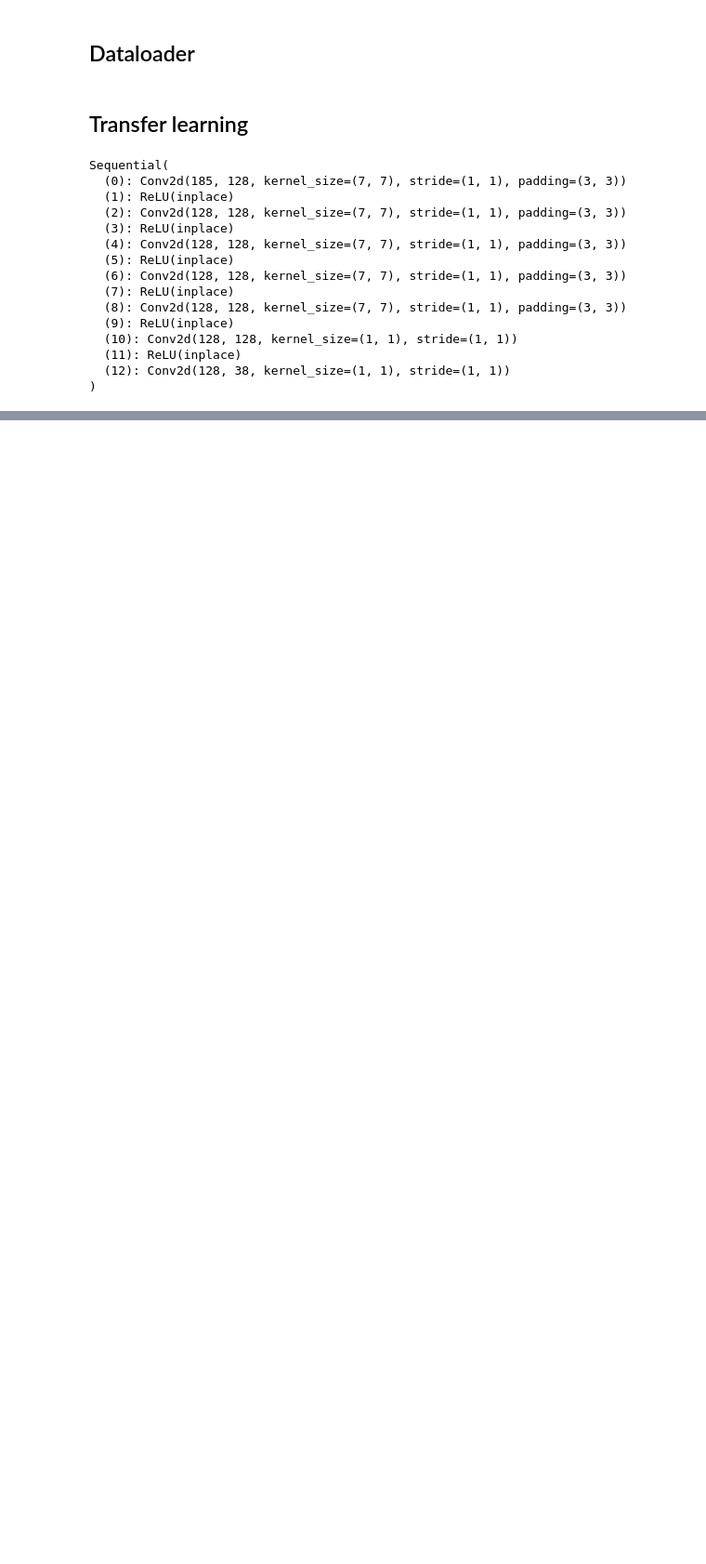
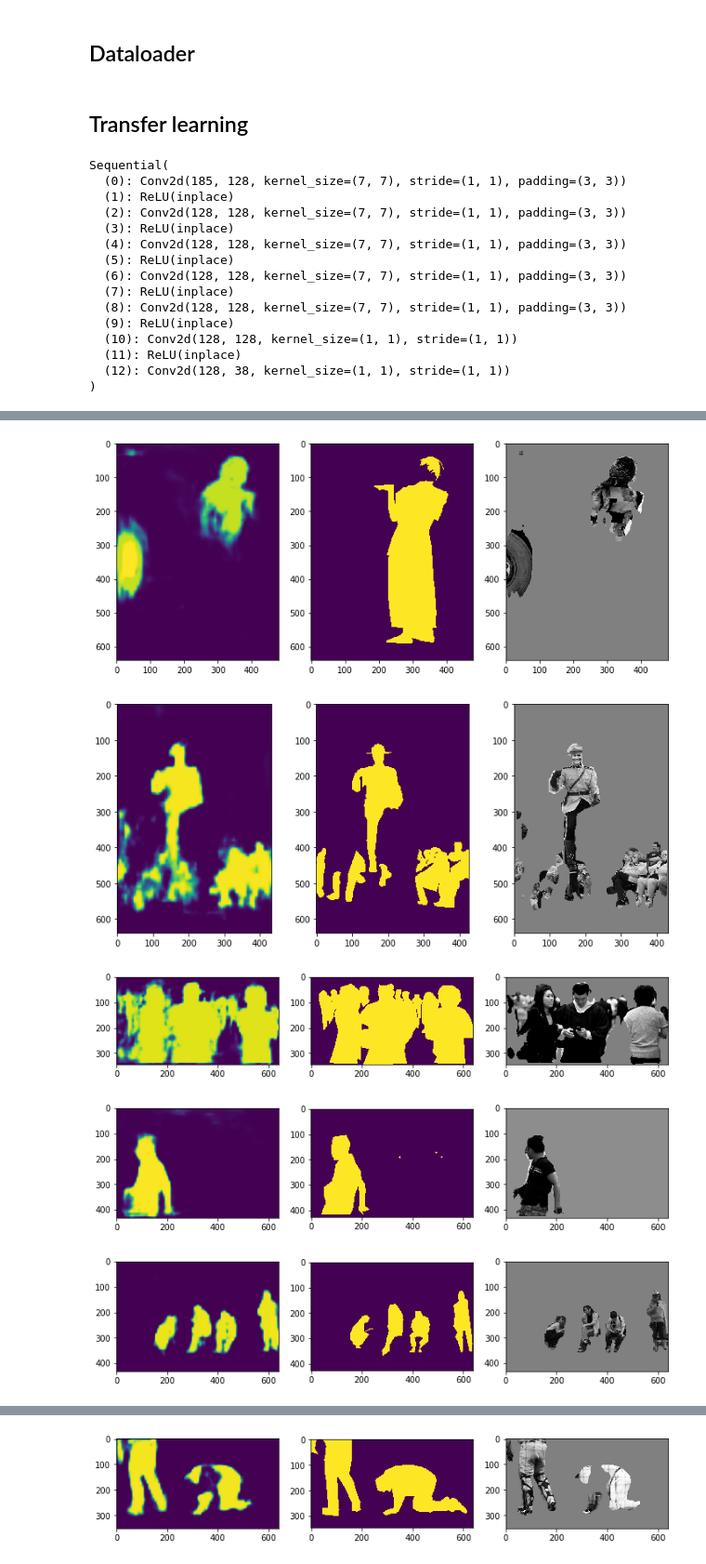
Before and after one commit to zhozheka/TS-project-2, a Jupyter notebook: mask_tranfer_learning/mask_transfer.ipynb, the cells around one changed output, grey strips where cells are left out. Shown at 93% size. Cells and saved outputs as stored; diff of their text form; code cells hidden in the pictures; blank space fills up the shorter version.

```diff
--- a/mask_tranfer_learning/mask_transfer.ipynb
+++ b/mask_tranfer_learning/mask_transfer.ipynb
@@ -213,0 +225,40 @@ plt.plot(losses_test)
+# %%
+losses = []
+loss = nn.CrossEntropyLoss()
+loss = loss.to(torch_device)
+
+for i in range(10):
+
+    sample = test_dataset[i]
+    image = sample['image'].to(torch_device)
+    mask = sample['mask'].to(torch_device)
+
+    prediction, _ = model_mask(image)
+    prediction = nn.Upsample((image.shape[2], image.shape[3]), mode='bilinear', align_corners=True)(prediction)
+    prediction_scaled = nn.Upsample((mask.shape[0], mask.shape[1]), mode='bilinear', align_corners=True)(prediction)
+
+    loss_batch = loss(prediction_scaled, mask[None])
+    losses.append(loss_batch.item())
+
+    pred = nn.Softmax(dim=1)(prediction)[0,1].cpu().data.numpy()
+
+    plt.figure(figsize=(12, 5))
+
+    plt.subplot(1, 3, 1)
+    #pred = gaussian_filter(pred, sigma=1)
+    plt.imshow(pred>0.5)
+
+    plt.subplot(1, 3, 2)
+    plt.imshow(mask)
+
+    plt.subplot(1, 3, 3)
+    plt.imshow(image[0][2].cpu().data.numpy() * (pred>0.5), cmap='gray')
+    plt.show()
+
+print ('test score = ', np.mean(losses))
+# %% [output]
+[figure, added]
+[figure, added]
+[figure, added]
+[figure, added]
+[figure, added]
@@ -213,0 +267 @@ plt.plot(losses_test)
+[figure, added]
```
Also changed, not shown: parts of 27 cells of this notebook.
